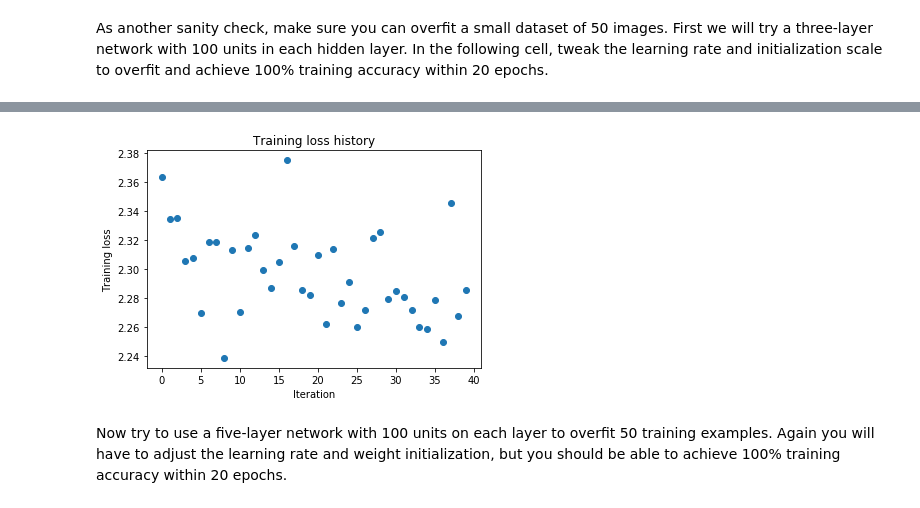
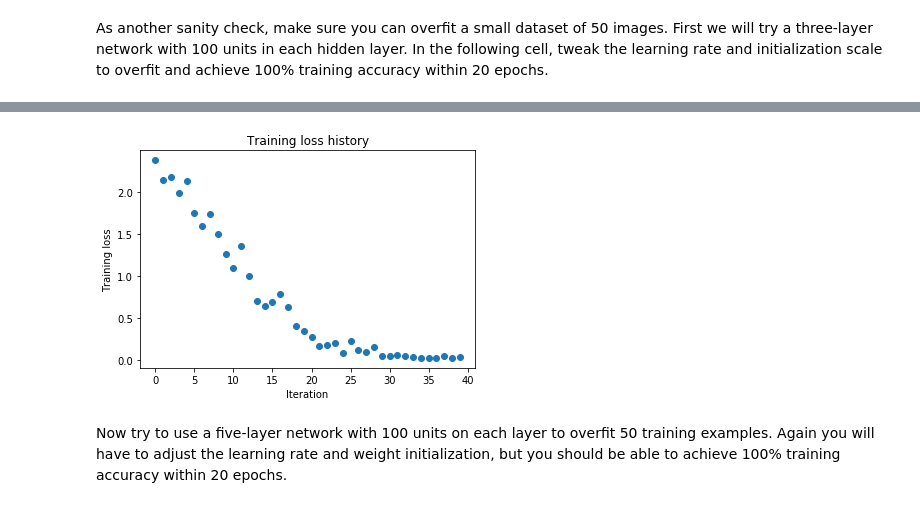
Before and after one commit to ilyarudyak/cs231n-convolutional-nn-2018, a Jupyter notebook: assignment2/FullyConnectedNets.ipynb, the cells around one changed output, grey strips where cells are left out. Saved outputs shown, nothing was run; the diff lists cells and outputs as text; code cells hidden in the pictures.

```diff
--- a/assignment2/FullyConnectedNets.ipynb
+++ b/assignment2/FullyConnectedNets.ipynb
@@ -416,7 +416,7 @@ small_data = {
 }
 
 weight_scale = 1e-2
-learning_rate = 1e-4
+learning_rate = 1e-2
 model = FullyConnectedNet([100, 100],
               weight_scale=weight_scale, dtype=np.float64)
 solver = Solver(model, small_data,
@@ -454,4 +454,4 @@ plt.show()
-[figure, old version]
+[figure, new version]
 # %% [markdown]
 Now try to use a five-layer network with 100 units on each layer to overfit 50 training examples. Again you will have to adjust the learning rate and weight initialization, but you should be able to achieve 100% training accuracy within 20 epochs.
 # %%
```
Also changed, not shown: parts of 2 cells of this notebook, 1 other file.
